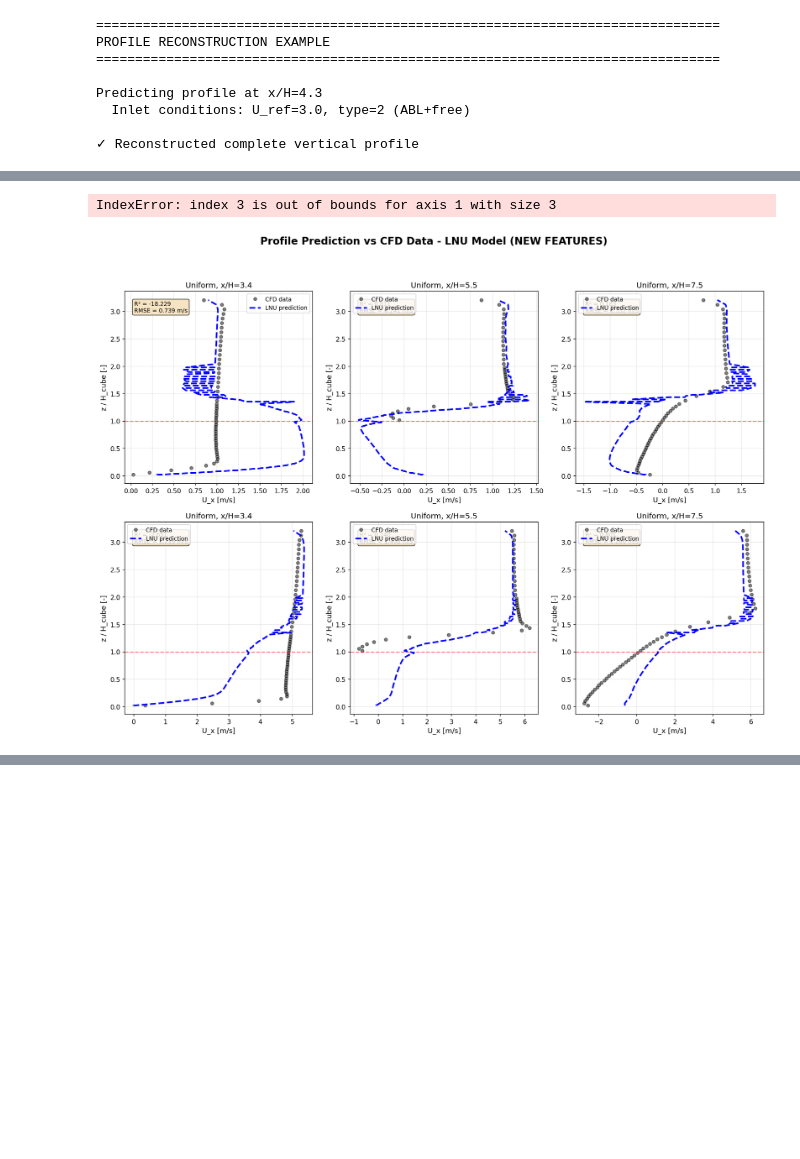
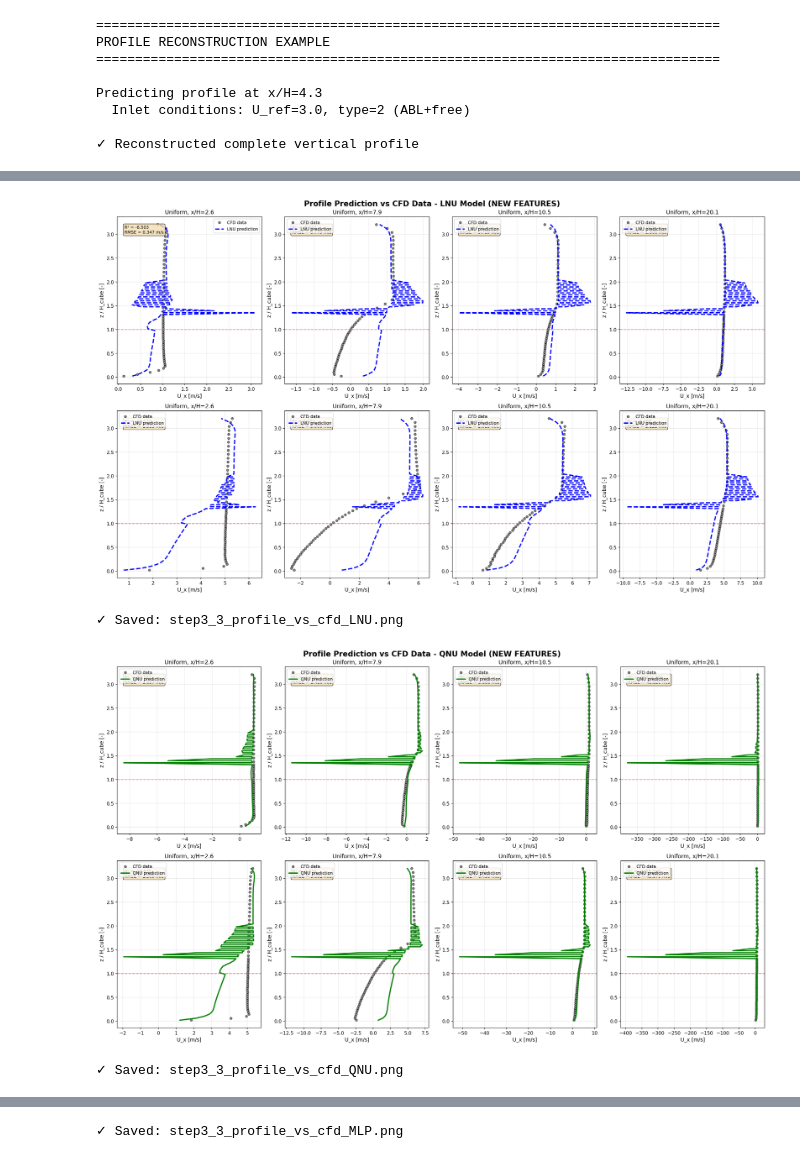
Before and after one commit to uhlirvit/DACI_Multi-case-cfd, a Jupyter notebook: notebooks/Step3__Local_models.ipynb, the cells around one changed output, grey strips where cells are left out. Cells and saved outputs as stored; diff of their text form; code cells hidden in the pictures; blank space fills up the shorter version.

Commit message:
Latest update all steps

```diff
--- a/notebooks/Step3__Local_models.ipynb
+++ b/notebooks/Step3__Local_models.ipynb
@@ -49,9 +49,10 @@ warnings.filterwarnings('ignore')
 # ============================================================================
 
 # INPUT_FILE = PROCESSED_DATA_DIR / 'all_cases_data.pkl'
-# INPUT_FILE = PROCESSED_DATA_DIR / 'all_cases_data_11.pkl'     # Extracted 11 locations
-INPUT_FILE = PROCESSED_DATA_DIR / 'all_cases_data_21.pkl'     # Extracted 21 locations
-INPUT_FILE = PROCESSED_DATA_DIR / 'all_cases_data_51.pkl'     # Extracted 51 locations
+# INPUT_FILE = PROCESSED_DATA_DIR / 'all_cases_data_11.pkl'
+# INPUT_FILE = PROCESSED_DATA_DIR / 'all_cases_data_21.pkl'
+INPUT_FILE = PROCESSED_DATA_DIR / 'all_cases_data_25_uniform.pkl'
+# INPUT_FILE = PROCESSED_DATA_DIR / 'all_cases_data_51.pkl'
 
 OUTPUT_DIR = RESULTS_DIR
 
@@ -1323,12 +1329,18 @@ plt.close()
 # ============================================================================
 
 test_cases = [list(all_cases_data.keys())[0], list(all_cases_data.keys())[4]]
+n_test_locs = len(x_test)
 
 for model_name, color, linestyle in [('LNU', 'blue', '--'),
                                        ('QNU', 'green', '-'),
                                        ('MLP', 'red', '-.')]:
 
-    fig, axes = plt.subplots(2, 3, figsize=(18, 12))
+    fig, axes = plt.subplots(2, n_test_locs, figsize=(5*n_test_locs, 12))
+
+    # Handle case where n_test_locs == 1 (axes won't be 2D)
+    if n_test_locs == 1:
+        axes = axes.reshape(2, 1)
+
     fig.suptitle(f'Profile Prediction vs CFD Data - {model_name} Model (NEW FEATURES)',
                  fontsize=16, fontweight='bold')
 
@@ -1389,32 +1401,34 @@ for model_name, color, linestyle in [('LNU', 'blue', '--'),
 
                 # Calculate metrics
                 U_cfd_interp = []
                 for z_model in z_pred:
                     if z_model >= z_cfd.min() and z_model <= z_cfd.max():
                         f = interp1d(z_cfd, U_cfd, kind='linear')
                         U_cfd_interp.append(f(z_model))
                     else:
                         U_cfd_interp.append(np.nan)
 
                 valid = ~np.isnan(U_cfd_interp)
                 if valid.sum() > 0:
                     U_cfd_clean = np.array(U_cfd_interp)[valid]
                     U_pred_clean = np.array(U_pred)[valid]
 
                     R2_profile = r2_score(U_cfd_clean, U_pred_clean)
                     RMSE_profile = np.sqrt(mean_squared_error(U_cfd_clean, U_pred_clean))
 
                     textstr = f'R² = {R2_profile:.3f}\nRMSE = {RMSE_profile:.3f} m/s'
                     ax.text(0.05, 0.95, textstr, transform=ax.transAxes,
                            verticalalignment='top', fontsize=9,
                            bbox=dict(boxstyle='round', facecolor='wheat', alpha=0.8))
 
     plt.tight_layout()
     plt.savefig(FIGURES_DIR / f'step3_3_profile_vs_cfd_{model_name}.png',
                 dpi=300, bbox_inches='tight')
     plt.show()
     print(f"✓ Saved: step3_3_profile_vs_cfd_{model_name}.png")
     plt.close()
 # %% [output]
+[figure, new version]
-IndexError: index 3 is out of bounds for axis 1 with size 3
+✓ Saved: step3_3_profile_vs_cfd_LNU.png
-[figure, old version]
+[figure, added]
+✓ Saved: step3_3_profile_vs_cfd_QNU.png
@@ -1421,3 +1436,4 @@ IndexError: index 3 is out of bounds for axis 1 with size 3
+✓ Saved: step3_3_profile_vs_cfd_MLP.png
 # %%
 # ============================================================================
 # VISUALIZATION 4: SPATIAL TEST
```
Also changed, not shown: parts of 21 cells of this notebook, 45 other files.
